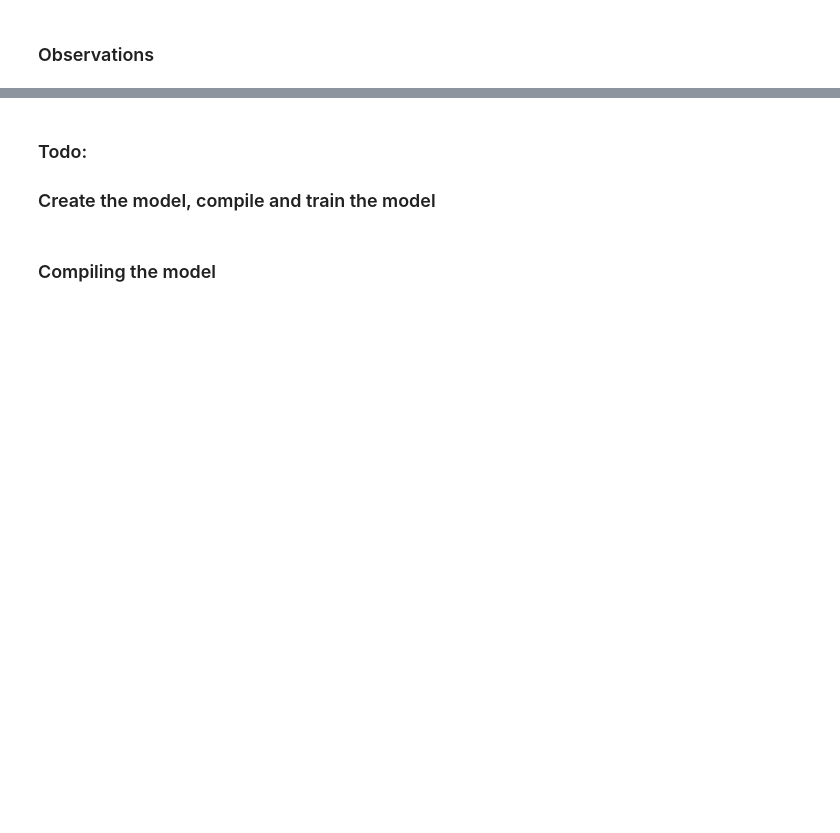
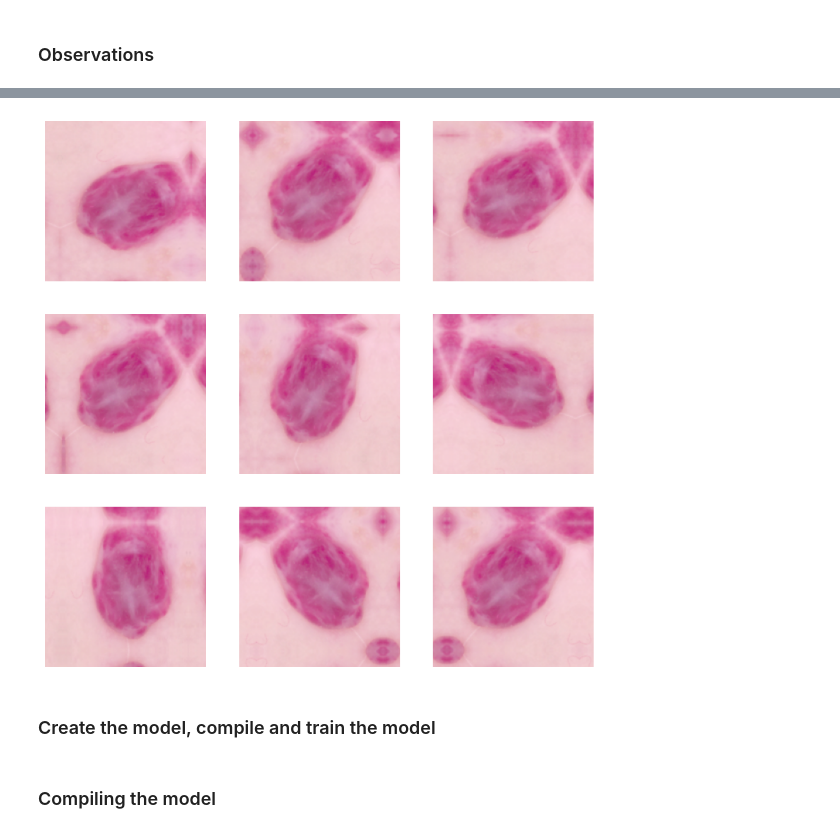
Before and after one commit to abhilash-radhakrishnaru/MelanomaDetection, a Jupyter notebook: CNN_Skin_Cancer Detection.ipynb, the cells around one changed output, grey strips where cells are left out. Cells and saved outputs as stored; diff of their text form; code cells hidden in the pictures; blank space fills up the shorter version.

Commit message:
Completed till augmentation & model creation

```diff
--- a/CNN_Skin_Cancer Detection.ipynb
+++ b/CNN_Skin_Cancer Detection.ipynb
@@ -263,0 +294,19 @@ visualize_results(history)
+# %%
+# Performing data augmentation to generate additional training data from existing images
+data_augmentation = keras.Sequential(
+  [
+    layers.RandomFlip("horizontal",input_shape=(img_height,img_width,3)),
+    layers.RandomRotation(0.2, fill_mode='reflect'),
+    layers.RandomZoom(height_factor=(0.2, 0.3), width_factor=(0.2, 0.3), fill_mode='reflect'),
+  ]
+)
+# %%
+### visualize the augmented dataset
+plt.figure(figsize=(10,10))
+for images, _ in train_ds.take(1):
+  for i in range(len(class_names)):
+    augmented_images = data_augmentation(images)
+    ax = plt.subplot(3, 3, i + 1)
+    plt.imshow(augmented_images[1].numpy().astype("uint8"))
+    plt.axis("off") #scale doesn't make any relevance here
+# %% [output]
@@ -264,3 +317,3 @@ visualize_results(history)
+[figure, added]
 # %% [markdown]
-### Todo:
 ### Create the model, compile and train the model
```
Also changed, not shown: parts of 29 cells of this notebook.
